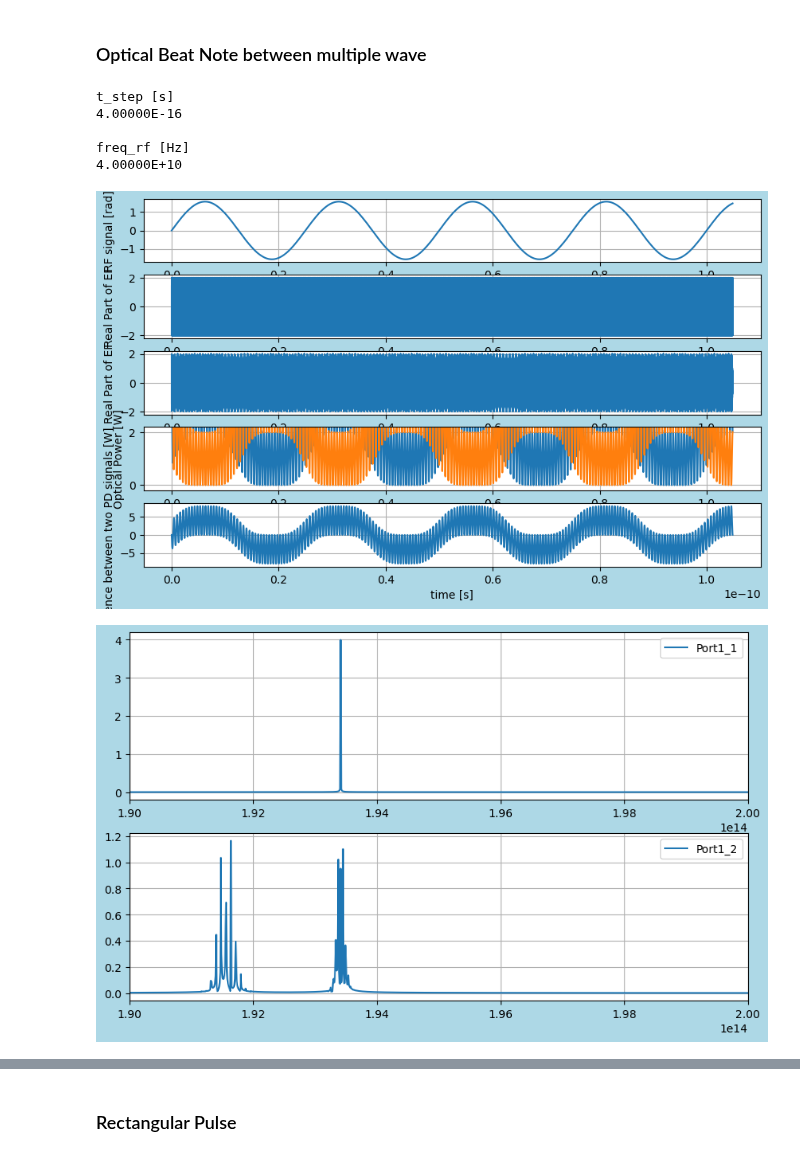
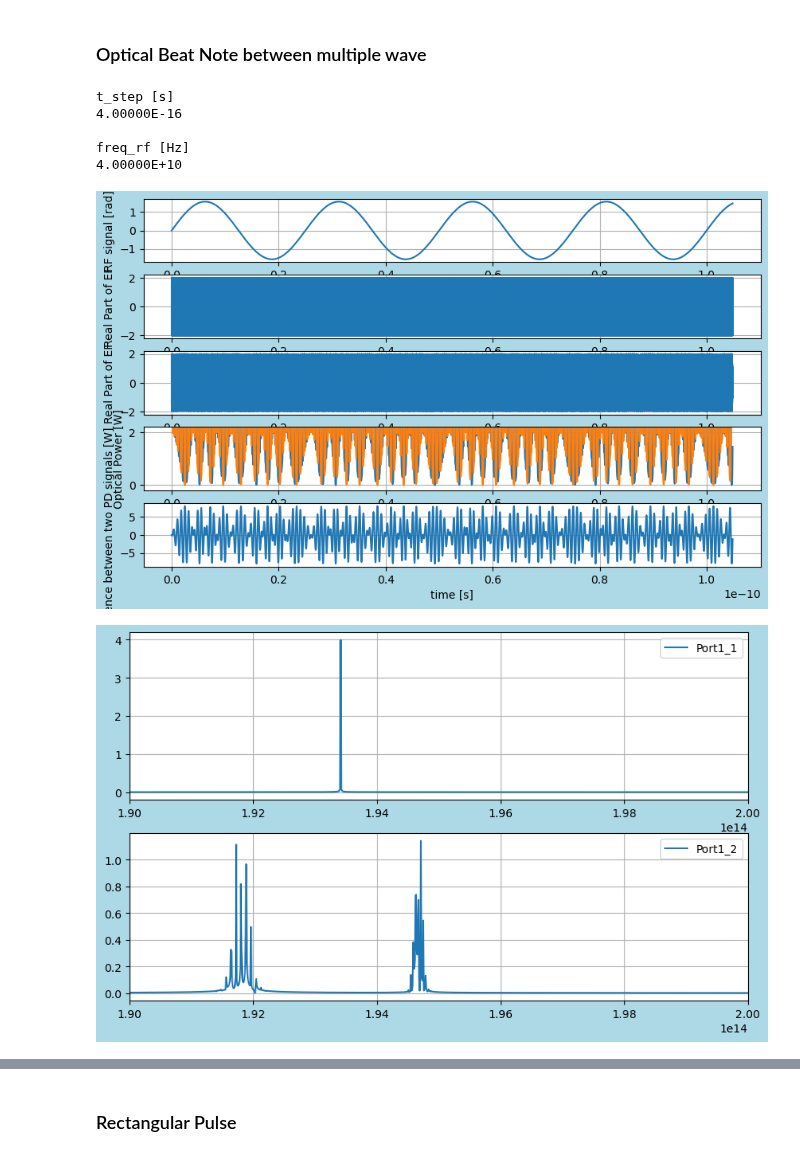
Before and after one commit to tacticstactics/optical-heterodyne-detection, a Jupyter notebook: optical_heterodyne_detection.ipynb, the cells around one changed output, grey strips where cells are left out. Drawn from its saved outputs; the diff is of its cells as text; code cells hidden in the pictures.

```diff
--- a/optical_heterodyne_detection.ipynb
+++ b/optical_heterodyne_detection.ipynb
@@ -268,8 +268,8 @@ opl1 =100
 opl2= 100
 
 wl1 = 1550e-9
-wl2 = 1550e-9
-wl3 = 1565e-9
+wl2 = 1540e-9
+wl3 = 1563e-9
 
 # If wl1 and wl2 are equal, homodyne. If not, heterodyne.
 
@@ -315,6 +315,8 @@ for ii in range(samplerate):
     Eout1_a = optical_heterodyne_detection_def.propagate(phase1, phase2, Ein1)
     Eout1_b = optical_heterodyne_detection_def.propagate(phase1, phase3, Ein1)
 
+    #Eout1 = Eout1_a
+    #Eout1 = Eout1_b
     Eout1 = Eout1_a +  Eout1_b
 
     Port1_1_Eout = Eout1[0,0] # Modulated Light signal
@@ -408,32 +410,32 @@ ax3_3 = fig3.add_subplot(3, 1, 3)
 Port1_powercol_f = fft(Port3_1_powercol)
 Port2_powercol_f = fft(Port3_2_powercol)
 
 ax3_1.plot(xf, 2.0/samplerate * np.abs(Port1_powercol_f[0:samplerate//2]),label="Port1 Power")
 ax3_1.set_ylabel("Power Spectrum")
 ax3_1.set_xlim(-1e12,10e12)
 ax3_1.legend()
 ax3_1.grid(True)
 
 ax3_2.plot(xf, 2.0/samplerate * np.abs(Port2_powercol_f[0:samplerate//2]), label="Port2 Power")
 ax3_2.set_ylabel("Power Spectrum")
 ax3_2.set_xlim(-1e12,10e12)
 ax3_2.legend()
 ax3_2.grid(True)
 
 Power_diffcol_f = fft(Power_diffcol)
 ax3_3.plot(xf, 2.0/samplerate * np.abs(Power_diffcol_f[0:samplerate//2]), label="Power Difference")
 ax3_3.set_xlabel("Frequency [Hz]")
 ax3_3.set_ylabel("Power Difference Spectrum")
 ax3_3.set_xlim(-1e12,10e12)
 ax3_3.legend()
 ax3_3.grid(True)
 
 plt.show()
 # %% [output]
 t_step [s]
 4.00000E-16
 
 freq_rf [Hz]
 4.00000E+10
-[figure, old version]
+[figure, new version]
-[figure, old version]
+[figure, new version]
```
Also changed, not shown: parts of 3 cells of this notebook.
